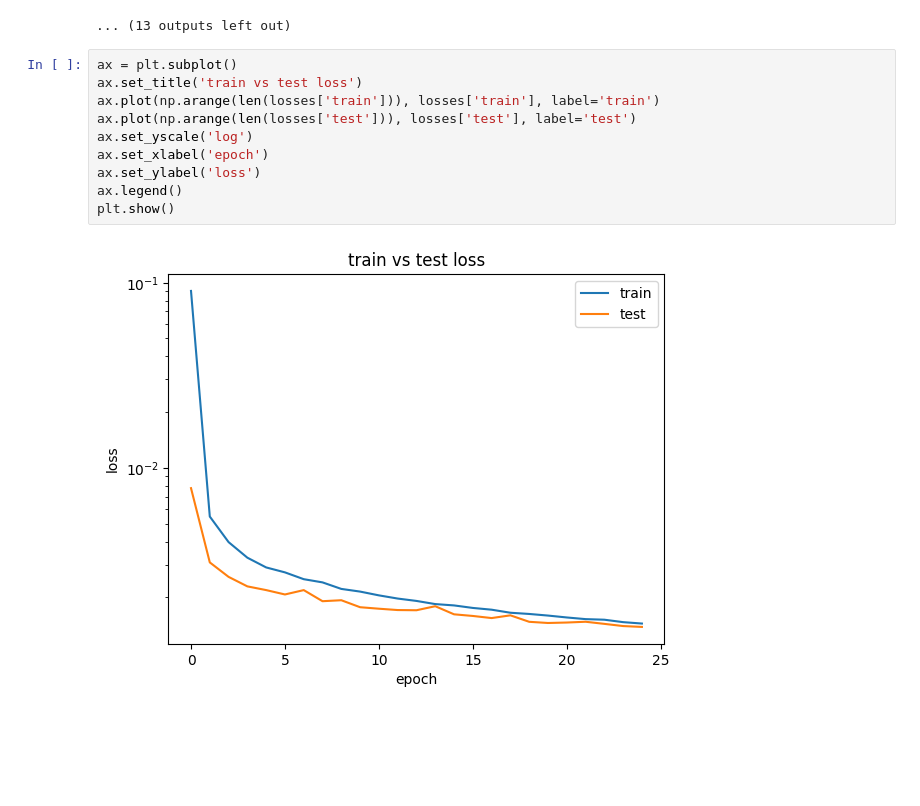
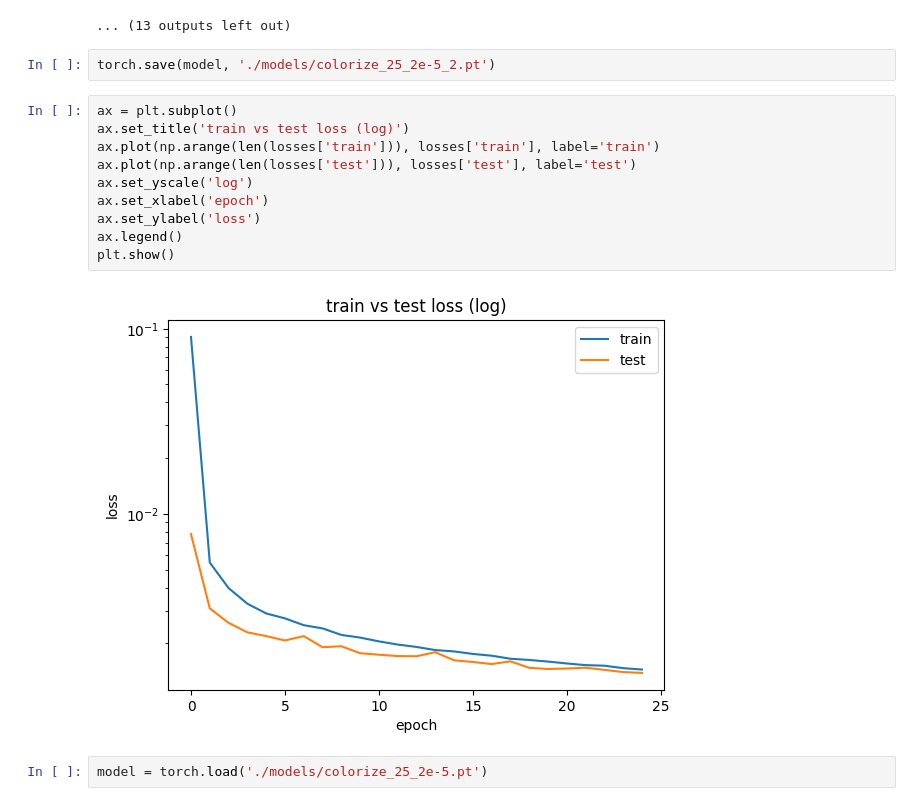
Before and after one commit to IntrntSrfr/encoder-decoders, a Jupyter notebook: colorize.ipynb, the cells around one changed output. Cells and saved outputs as stored; diff of their text form; blank space fills up the shorter version.

```diff
--- a/colorize.ipynb
+++ b/colorize.ipynb
@@ -114,16 +114,20 @@ epoch: 9; lr: 0.00001260
 epoch: 10; lr: 0.00001197
 epoch: 11; lr: 0.00001138
 ... (13 outputs left out)
+# %%
+torch.save(model, './models/colorize_25_2e-5_2.pt')
 # %%
 ax = plt.subplot()
-ax.set_title('train vs test loss')
+ax.set_title('train vs test loss (log)')
 ax.plot(np.arange(len(losses['train'])), losses['train'], label='train')
 ax.plot(np.arange(len(losses['test'])), losses['test'], label='test')
 ax.set_yscale('log')
 ax.set_xlabel('epoch')
 ax.set_ylabel('loss')
 ax.legend()
 plt.show()
 # %% [output]
-[figure, old version]
+[figure, new version]
+# %%
+model = torch.load('./models/colorize_25_2e-5.pt')
 # %%
```
Also changed, not shown: parts of 5 cells of this notebook, 1 other file.
